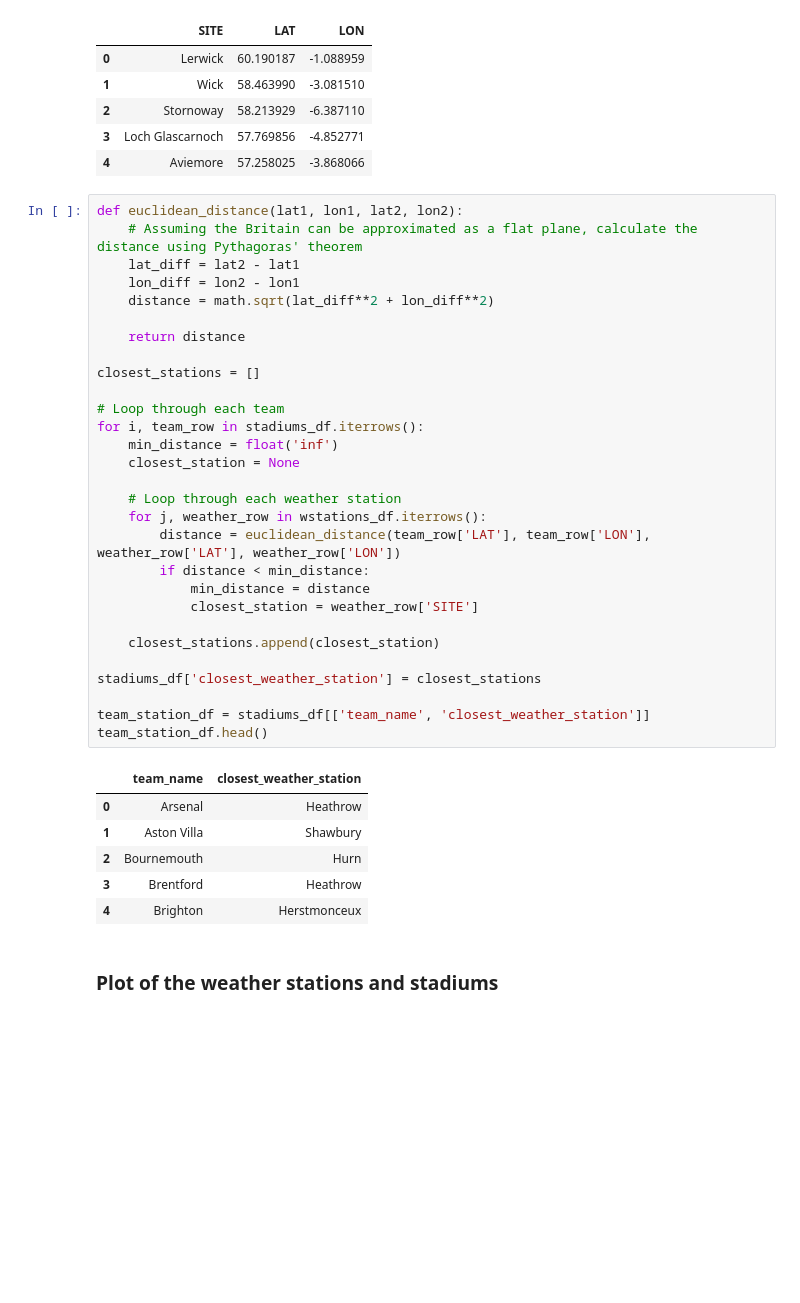
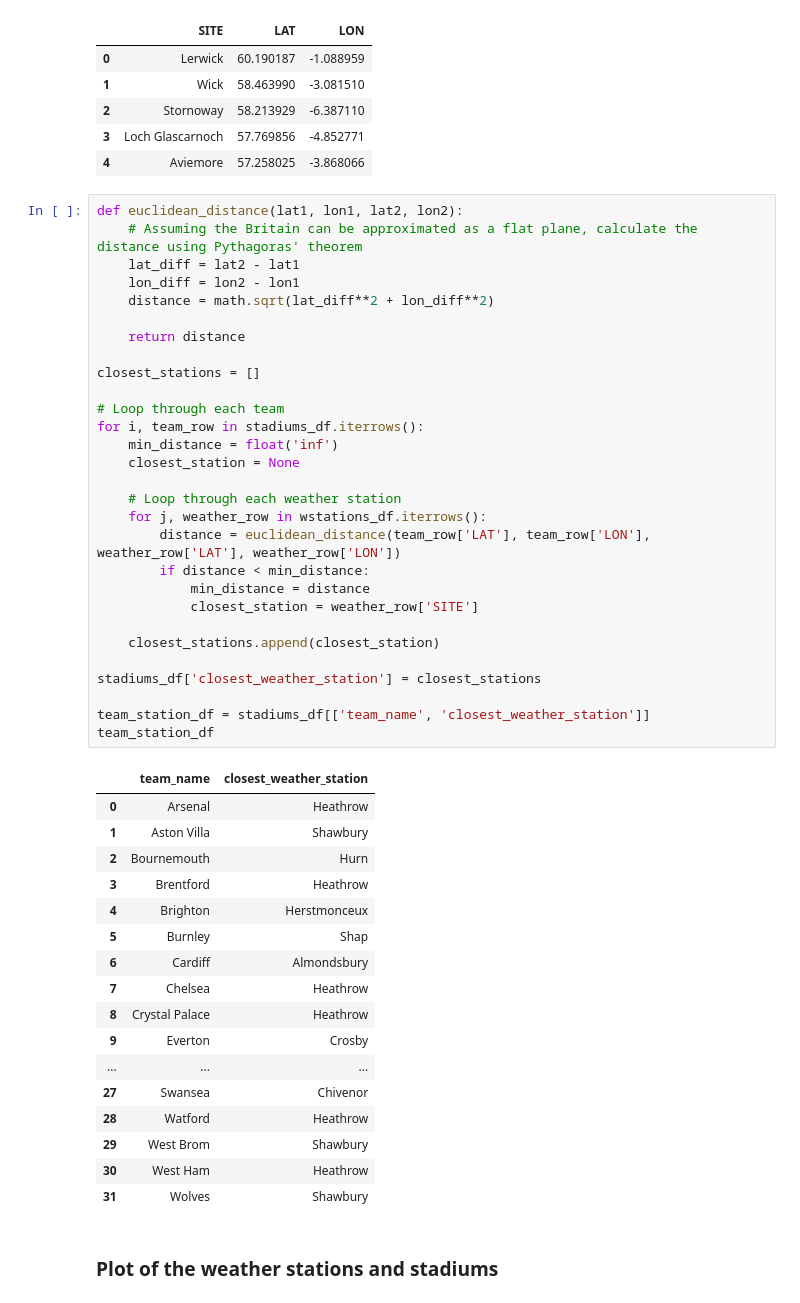
Before and after one commit to marcmelis/adsdb-fantasy-football, a Jupyter notebook: notebooks/exploitation_zone.ipynb, the cells around one changed output. Saved outputs shown, nothing was run; the diff lists cells and outputs as text; blank space fills up the shorter version.

```diff
--- a/notebooks/exploitation_zone.ipynb
+++ b/notebooks/exploitation_zone.ipynb
@@ -66,34 +67,45 @@ def euclidean_distance(lat1, lon1, lat2, lon2):
     distance = math.sqrt(lat_diff**2 + lon_diff**2)
 
     return distance
 
 closest_stations = []
 
 # Loop through each team
 for i, team_row in stadiums_df.iterrows():
     min_distance = float('inf')
     closest_station = None
 
     # Loop through each weather station
     for j, weather_row in wstations_df.iterrows():
         distance = euclidean_distance(team_row['LAT'], team_row['LON'], weather_row['LAT'], weather_row['LON'])
         if distance < min_distance:
             min_distance = distance
             closest_station = weather_row['SITE']
 
     closest_stations.append(closest_station)
 
 stadiums_df['closest_weather_station'] = closest_stations
 
 team_station_df = stadiums_df[['team_name', 'closest_weather_station']]
-team_station_df.head()
+team_station_df
 # %% [output]
 |  | team_name | closest_weather_station |
 | 0 | Arsenal | Heathrow |
 | 1 | Aston Villa | Shawbury |
 | 2 | Bournemouth | Hurn |
 | 3 | Brentford | Heathrow |
 | 4 | Brighton | Herstmonceux |
+| 5 | Burnley | Shap |
+| 6 | Cardiff | Almondsbury |
+| 7 | Chelsea | Heathrow |
+| 8 | Crystal Palace | Heathrow |
+| 9 | Everton | Crosby |
+| ... | ... | ... |
+| 27 | Swansea | Chivenor |
+| 28 | Watford | Heathrow |
+| 29 | West Brom | Shawbury |
+| 30 | West Ham | Heathrow |
+| 31 | Wolves | Shawbury |
 # %% [markdown]
 ### Plot of the weather stations and stadiums
 # %%
```
Also changed, not shown: parts of 11 cells of this notebook.
